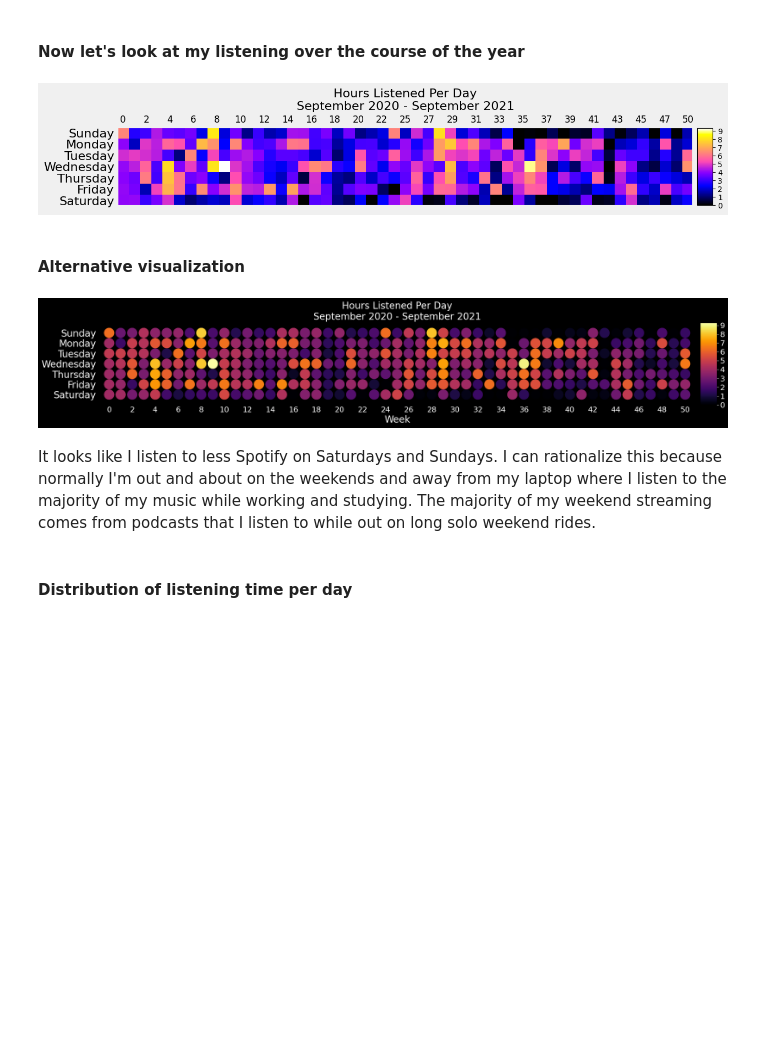
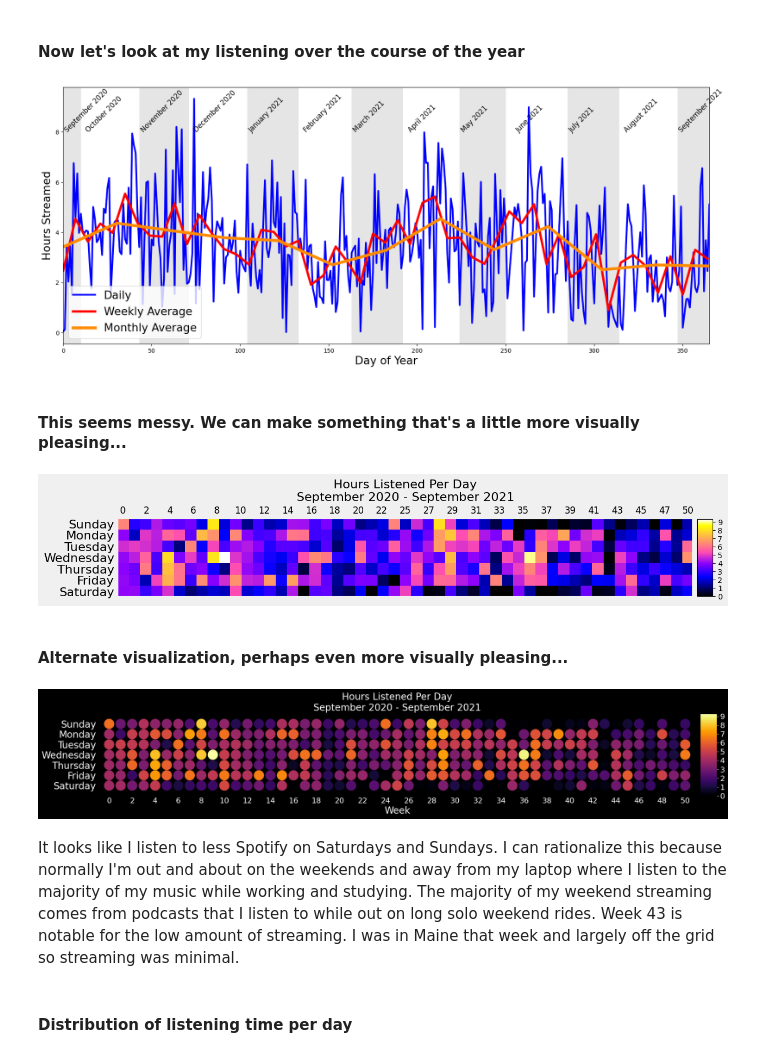
Before and after one commit to JohnMcGrane/Spotify-Analysis, a Jupyter notebook: SPOTIFY.ipynb, the cells around one changed output. Drawn from its saved outputs; the diff is of its cells as text; code cells hidden in the pictures; blank space fills up the shorter version.

```diff
--- a/SPOTIFY.ipynb
+++ b/SPOTIFY.ipynb
@@ -107,6 +111,57 @@ plt.show()
 My habits of podcasts while working out and soundtracks while studying is on full display in this visualization. Lots of ethereal tracks on repeat apparently make for good work conditions. Some longer podcast episodes start to appear in the sub-two hour range.
 # %% [markdown]
 #### Now let's look at my listening over the course of the year
+# %%
+plt.style.use('default')
+plt.subplots(figsize=(20,8))
+by_year = df.copy()
+by_year = by_year.groupby(by_year['endTime']).sum()
+by_year['dayofyear'] = list(map(lambda x: (x - by_year.index[0]).days,by_year.index))
+by_year['written'] = list(map(lambda x: x.strftime("%B %Y"),by_year.index))
+by_year['week'] = np.floor(by_year['dayofyear']/7)
+by_year = by_year.reset_index()
+by_year.columns = ['endTime','ms','Hours', 'dayofyear', 'written','week']
+monthly = by_year.copy()
+monthly = monthly.groupby(['written']).mean()
+monthly = monthly.reset_index()
+monthly['Date'] = pd.to_datetime(monthly.written)
+monthly = monthly.sort_values(by = ['Date']).reset_index()
+
+plt.plot(by_year['dayofyear'],by_year['Hours'],color = 'blue',linewidth = 3, label = 'Daily')
+
+by_year_wk = by_year.groupby(['week']).mean()
+by_year_wk = by_year_wk.reset_index()
+
+
+dates = [0 for i in monthly.index]
+j = 0
+for i in monthly.index:
+    montharray = []
+    while j < len(by_year)-1 and by_year['written'][j] == by_year['written'][j+1]:
+        montharray.append(by_year['dayofyear'][j])
+        j = j+1
+    dates[i] = np.array(montharray)
+    j = j+1
+for k in range(0,len(dates)):
+    if k %2 == 0:
+        plt.axvspan(dates[k].min(),dates[k].max(),facecolor = 'grey', alpha = 0.2)
+        plt.annotate(monthly.iloc[k]['written'],(dates[k].min(),8),fontsize = 12, color = "black", rotation = 45)
+    else:
+        plt.axvspan(dates[k].min(),dates[k].max(),facecolor = 'white', alpha = 0.1)
+        plt.annotate(monthly.iloc[k]['written'],(dates[k].min(),8),fontsize = 12, color = "black", rotation = 45)
+
+
+plt.plot(by_year_wk['week']*7,by_year_wk['Hours'],color = 'red',linewidth = 4,label = 'Weekly Average')
+plt.plot(monthly.index*30.437,monthly['Hours'],color = 'darkorange',linewidth = 5, label = 'Monthly Average')
+plt.xlabel("Day of Year",fontsize=19)
+plt.ylabel("Hours Streamed",fontsize=19)
+plt.legend(loc = 'lower left',fontsize=19)
+plt.xlim(0,by_year['dayofyear'].max()-1)
+plt.show()
+# %% [output]
+[figure, added]
+# %% [markdown]
+#### This seems messy. We can make something that's a little more visually pleasing...
 # %%
 year = df.copy()
 year = year.groupby(year['endTime']).sum()
@@ -135,8 +190,8 @@ plt.colorbar(ticks=range(0,10), aspect = 5, pad =0.005,shrink = 0.82)
 plt.show()
 # %% [output]
 [figure]
-# %% [markdown]
-#### Alternative visualization
+# %% [markdown]
+#### Alternate visualization, perhaps even more visually pleasing...
 # %%
 year = df.copy()
 year = year.groupby(year['endTime']).sum()
@@ -181,7 +236,7 @@ plt.show()
 # %% [output]
 [figure]
 # %% [markdown]
-It looks like I listen to less Spotify on Saturdays and Sundays. I can rationalize this because normally I'm out and about on the weekends and away from my laptop where I listen to the majority of my music while working and studying. The majority of my weekend streaming comes from podcasts that I listen to while out on long solo weekend rides.
+It looks like I listen to less Spotify on Saturdays and Sundays. I can rationalize this because normally I'm out and about on the weekends and away from my laptop where I listen to the majority of my music while working and studying. The majority of my weekend streaming comes from podcasts that I listen to while out on long solo weekend rides. Week 43 is notable for the low amount of streaming. I was in Maine that week and largely off the grid so streaming was minimal.
 # %% [markdown]
 #### Distribution of listening time per day
 # %%
```
Also changed, not shown: parts of 20 cells of this notebook.
